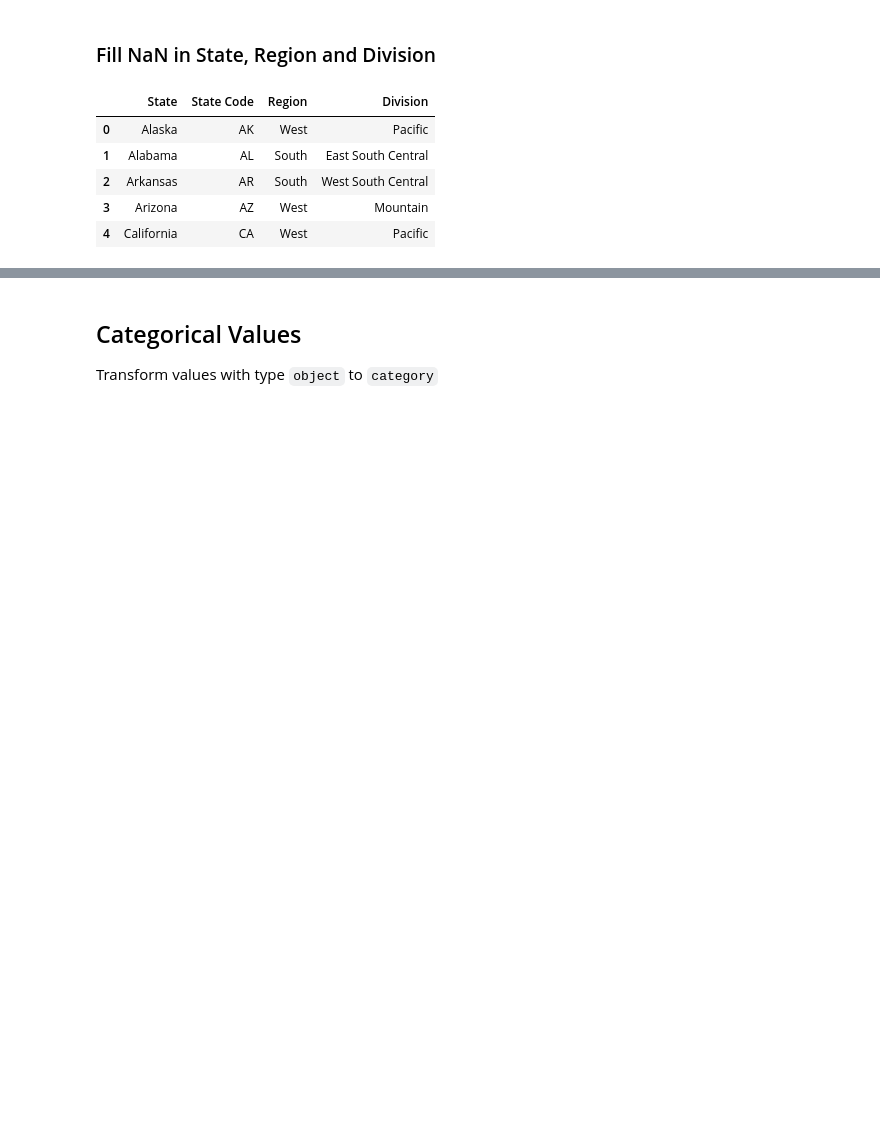
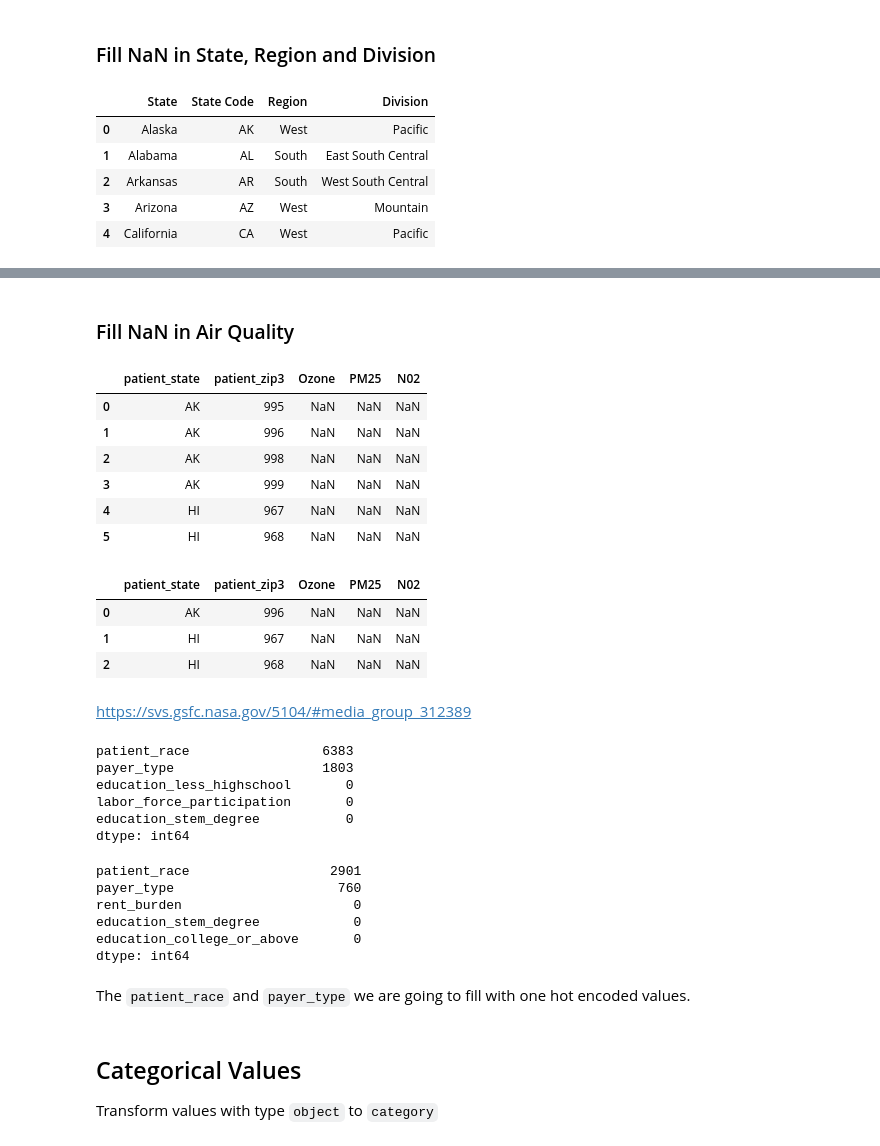
Before and after one commit to 3quetra/portfolio, a Jupyter notebook: wids_datathon_2024/cancer_prediction.ipynb, the cells around one changed output, grey strips where cells are left out. Cells and saved outputs as stored; diff of their text form; code cells hidden in the pictures; blank space fills up the shorter version.

```diff
--- a/wids_datathon_2024/cancer_prediction.ipynb
+++ b/wids_datathon_2024/cancer_prediction.ipynb
@@ -330 +330,26 @@ train[['Region', 'Division']]
 12902 rows × 2 columns
+# %% [markdown]
+### Fill NaN in Air Quality
+# %%
+air = train[['patient_zip3', 'patient_state', 'Ozone', 'PM25', 'N02']]
+air_groupped_train = air[air['Ozone' or 'PM25' or 'N02'].isna()].groupby(['patient_state', 'patient_zip3']).mean().reset_index()
+air_groupped_train
+# %% [output]
+|  | patient_state | patient_zip3 | Ozone | PM25 | N02 |
+| 0 | AK | 995 | NaN | NaN | NaN |
+| 1 | AK | 996 | NaN | NaN | NaN |
+| 2 | AK | 998 | NaN | NaN | NaN |
+| 3 | AK | 999 | NaN | NaN | NaN |
+| 4 | HI | 967 | NaN | NaN | NaN |
+| 5 | HI | 968 | NaN | NaN | NaN |
+# %%
+air = test[['patient_zip3', 'patient_state', 'Ozone', 'PM25', 'N02']]
+air_groupped_test = air[air['Ozone' or 'PM25' or 'N02'].isna()].groupby(['patient_state', 'patient_zip3']).mean().reset_index()
+air_groupped_test
+# %% [output]
+|  | patient_state | patient_zip3 | Ozone | PM25 | N02 |
+| 0 | AK | 996 | NaN | NaN | NaN |
+| 1 | HI | 967 | NaN | NaN | NaN |
+| 2 | HI | 968 | NaN | NaN | NaN |
+# %% [markdown]
+ https://svs.gsfc.nasa.gov/5104/#media_group_312389
@@ -331,3 +384,23 @@ train[['Region', 'Division']]
+# %%
+train.isna().sum().sort_values(ascending=False)[:5]
+# %% [output]
+patient_race                 6383
+payer_type                   1803
+education_less_highschool       0
+labor_force_participation       0
+education_stem_degree           0
+dtype: int64
+# %%
+test.isna().sum().sort_values(ascending=False)[:5]
+# %% [output]
+patient_race                  2901
+payer_type                     760
+rent_burden                      0
+education_stem_degree            0
+education_college_or_above       0
+dtype: int64
+# %% [markdown]
+The `patient_race` and `payer_type` we are going to fill with one hot encoded values.
 # %% [markdown]
 ## Categorical Values
 
```
Also changed, not shown: parts of 38 cells of this notebook, 2 other files.
